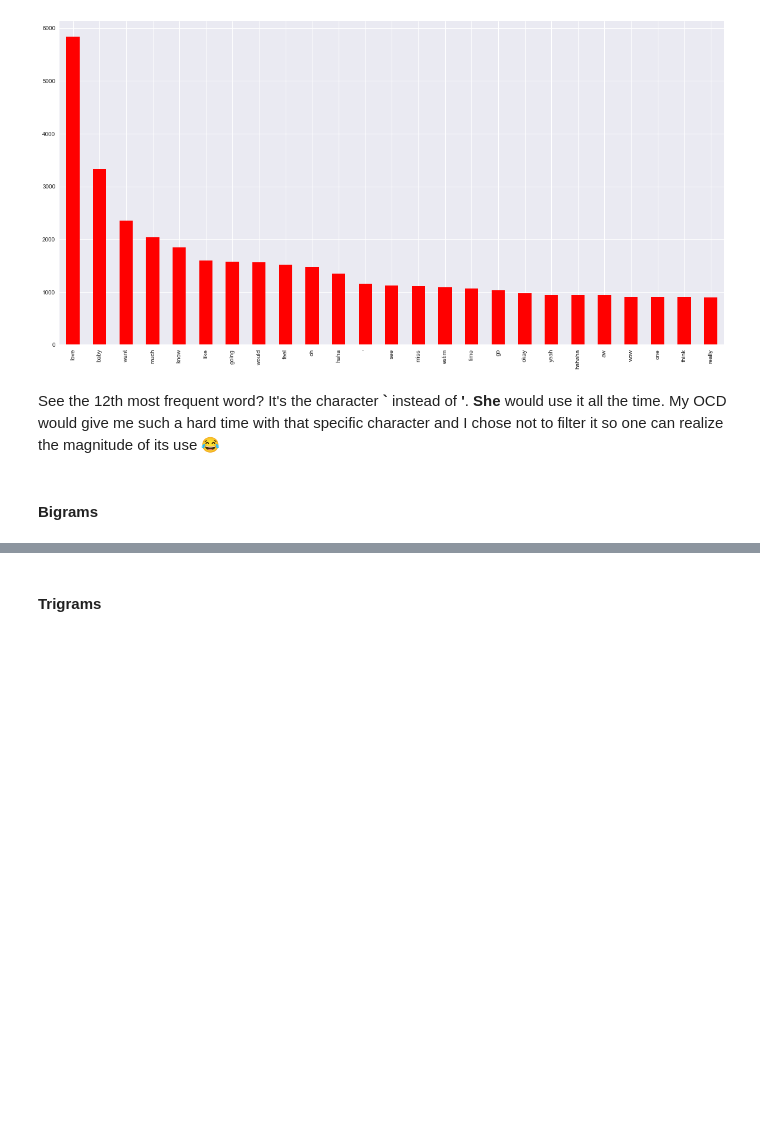
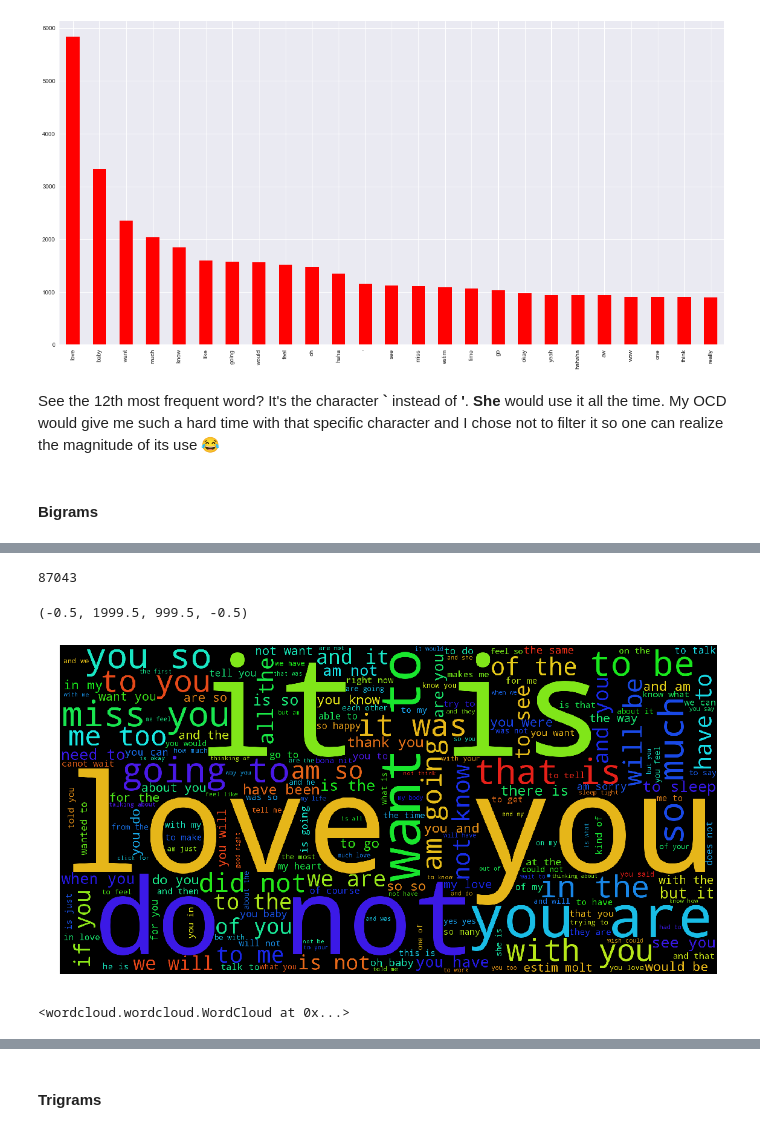
Before and after one commit to guiem/my_notebooks, a Jupyter notebook: anniversary/anniversary.ipynb, the cells around one changed output, grey strips where cells are left out. Drawn from its saved outputs; the diff is of its cells as text; code cells hidden in the pictures; blank space fills up the shorter version.

Commit message:
Added bigrams and trigrams

```diff
--- a/anniversary/anniversary.ipynb
+++ b/anniversary/anniversary.ipynb
@@ -613,0 +649,34 @@ See the 12th most frequent word? It's the character __`__ instead of __'__. __Sh
+# %%
+df['text_normalized_stop'] = df.text.apply(normalize,stops=False,join_sentences=False)
+# %%
+df_with_text_stop = df.text_normalized_stop.dropna()
+# %%
+text_bodies = []
+for sentences in df_with_text_stop.values:
+    for sentence in sentences:
+        text_bodies.append(sentence)
+# %%
+len(text_bodies)
+# %% [output]
+87043
+# %%
+vect = CountVectorizer(ngram_range=(2,2))
+X = vect.fit_transform(text_bodies)
+tot_occ = X.sum(axis=0) # counting total occurrences per token
+df = pd.DataFrame(tot_occ, columns=vect.get_feature_names())
+df_trans = df.transpose()
+df_trans.columns = ['occurrences']
+occs = df_trans.sort_values(by='occurrences',ascending=False)[:1000]
+# %%
+plt.figure(figsize=(20, 10))
+wordcloud = WordCloud(background_color="black",width=2000, height=1000).fit_words(zip(occs[:1000].index,occs['occurrences'].tolist()))
+plt.imshow(wordcloud)
+plt.axis("off")
+# %% [output]
+(-0.5, 1999.5, 999.5, -0.5)
+[figure, added]
+# %%
+# store to file because in the Jupyter notebook we cannot observe all the details
+wordcloud.to_file("./imgs/bigrams.png")
+# %% [output]
+<wordcloud.wordcloud.WordCloud at 0x...>
```
Also changed, not shown: parts of 24 cells of this notebook, 3 other files.
